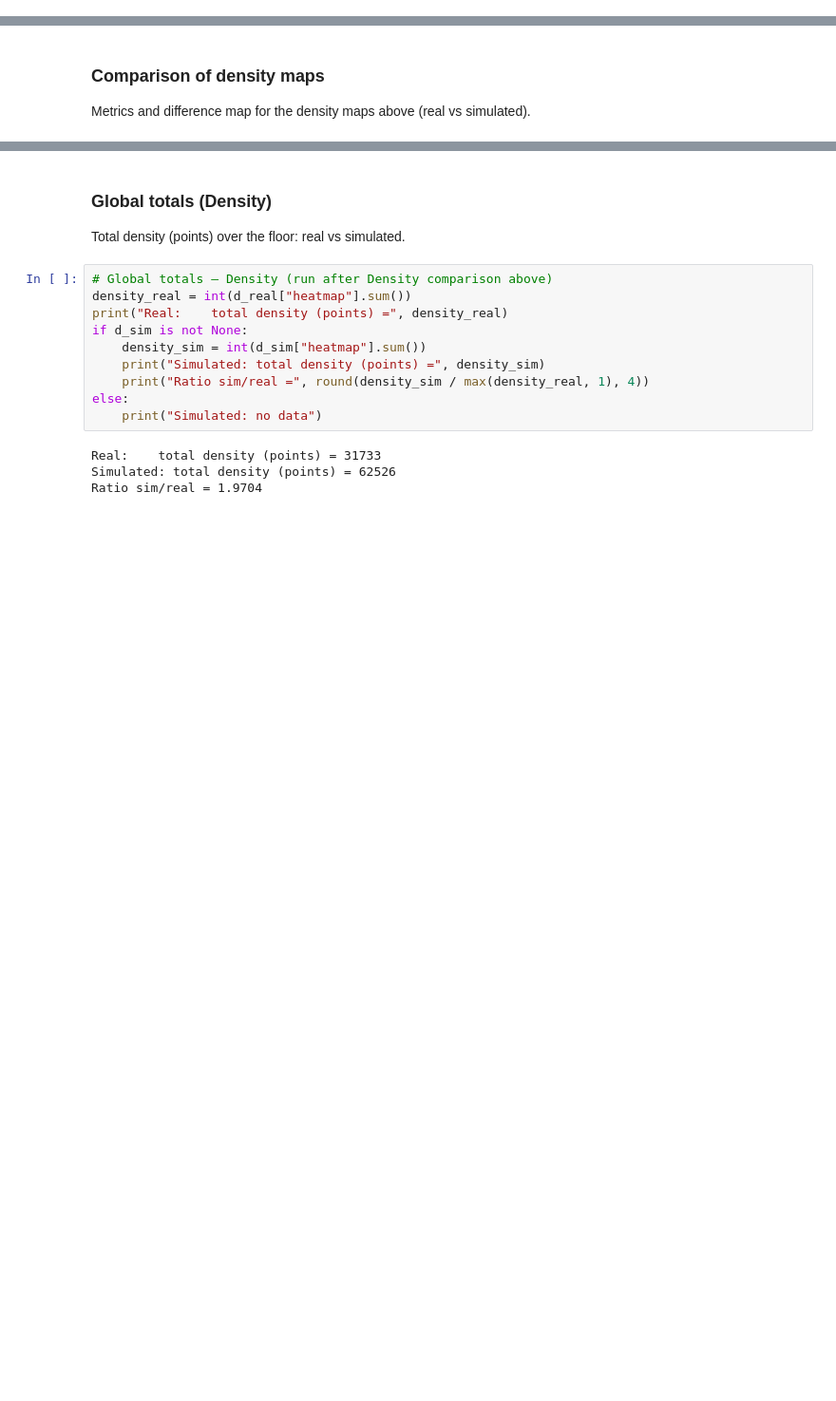
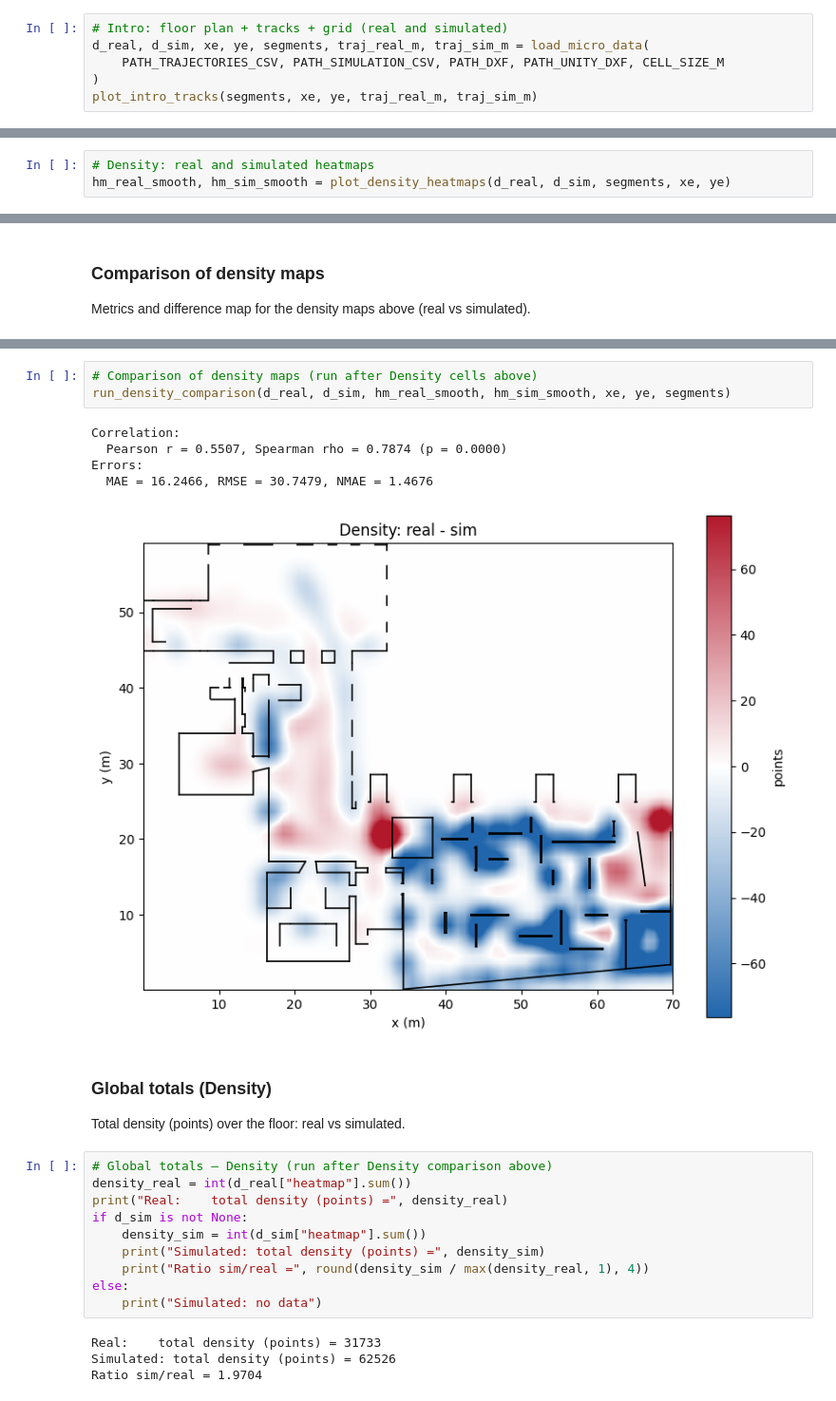
Before and after one commit to malkovajuly97-source/museum-flow-prediction, a Jupyter notebook: model_search/model_search_micro.ipynb, the cells around one changed output, grey strips where cells are left out. Shown at 95% size. Drawn from its saved outputs; the diff is of its cells as text; blank space fills up the shorter version.

Commit message:
Moved extra code from Micro notebook to python modules

```diff
--- a/model_search/model_search_micro.ipynb
+++ b/model_search/model_search_micro.ipynb
@@ -206,0 +41,6 @@ plt.show()
+# %%
+# Intro: floor plan + tracks + grid (real and simulated)
+d_real, d_sim, xe, ye, segments, traj_real_m, traj_sim_m = load_micro_data(
+    PATH_TRAJECTORIES_CSV, PATH_SIMULATION_CSV, PATH_DXF, PATH_UNITY_DXF, CELL_SIZE_M
+)
+plot_intro_tracks(segments, xe, ye, traj_real_m, traj_sim_m)
@@ -206,0 +49,3 @@ plt.show()
+# %%
+# Density: real and simulated heatmaps
+hm_real_smooth, hm_sim_smooth = plot_density_heatmaps(d_real, d_sim, segments, xe, ye)
@@ -266,3 +58,12 @@ Errors:
+# %%
+# Comparison of density maps (run after Density cells above)
+run_density_comparison(d_real, d_sim, hm_real_smooth, hm_sim_smooth, xe, ye, segments)
+# %% [output]
+Correlation:
+  Pearson r = 0.5507, Spearman rho = 0.7874 (p = 0.0000)
+Errors:
+  MAE = 16.2466, RMSE = 30.7479, NMAE = 1.4676
+[figure, added]
 # %% [markdown]
 ### Global totals (Density)
 
```
Also changed, not shown: parts of 15 cells of this notebook, 2 other files.
